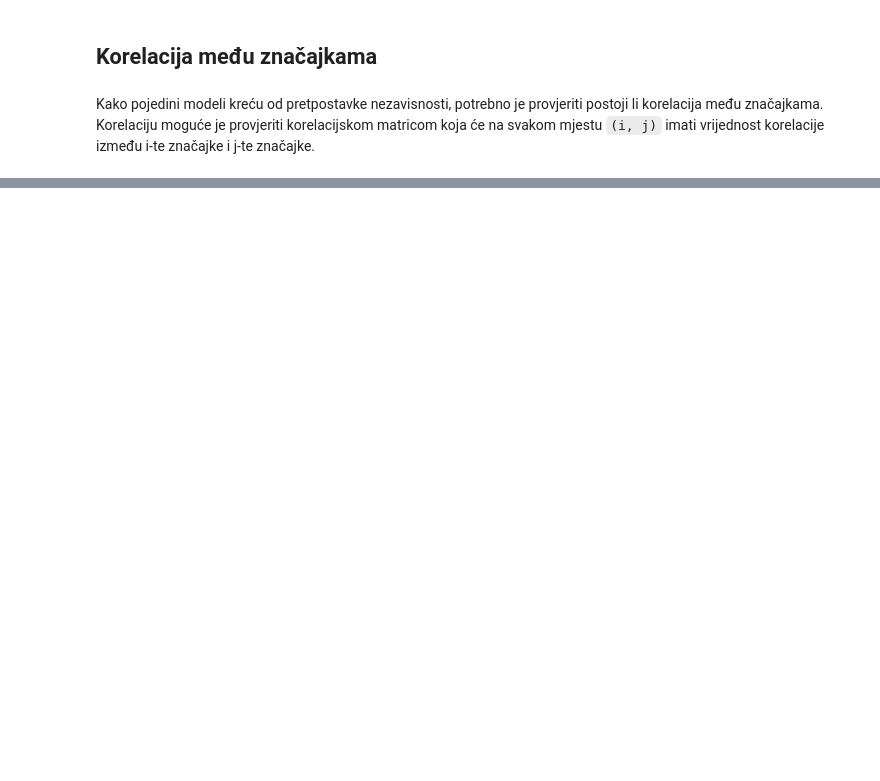
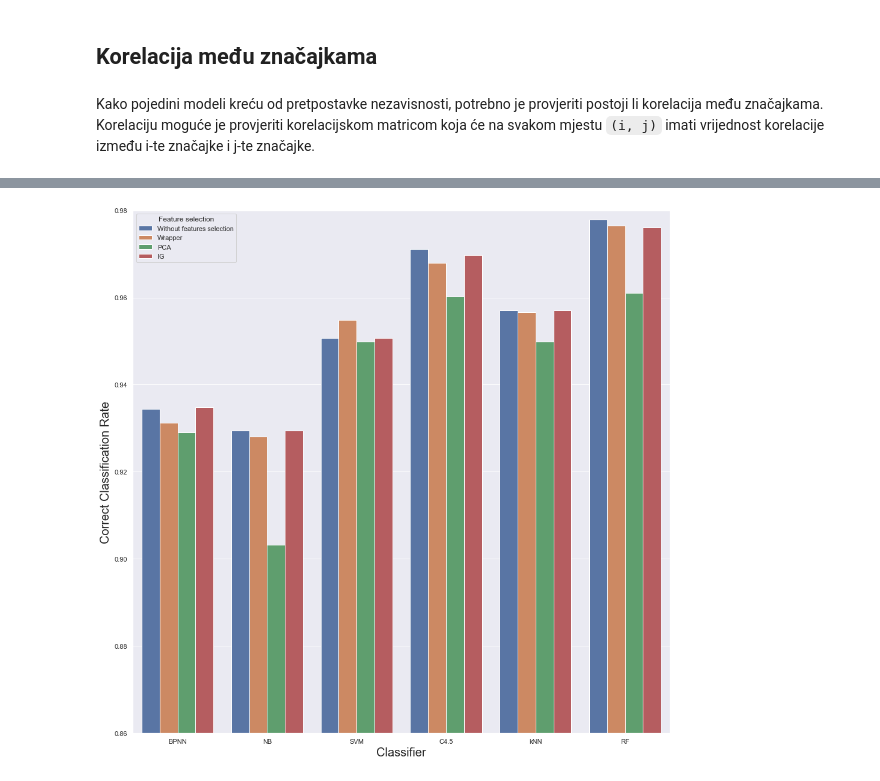
Before and after one commit to ksutalo/UZOP, a Jupyter notebook: Projekt_Karlo_Sutalo.ipynb, the cells around one changed output, grey strips where cells are left out. Drawn from its saved outputs; the diff is of its cells as text; code cells hidden in the pictures; blank space fills up the shorter version.

```diff
--- a/Projekt_Karlo_Sutalo.ipynb
+++ b/Projekt_Karlo_Sutalo.ipynb
@@ -241,0 +343,5 @@ data.drop(columns=['Favicon', 'double_slash_redirecting', 'port'], inplace=True)
+# %%
+information_gain_selector = InformationGainFeatureSelector()
+information_gain_selector.fit(X_train, y_train)
+
+selectors['IG'] = information_gain_selector
@@ -241,0 +454,14 @@ data.drop(columns=['Favicon', 'double_slash_redirecting', 'port'], inplace=True)
+# %%
+sfs = SequentialFeatureSelector(
+    KNeighborsClassifier(n_neighbors=7),
+    k_features=(15, 30),
+    forward=True,
+    floating=False,
+    scoring='accuracy',
+    verbose=0,
+    cv=5,
+    n_jobs=-1
+)
+
+sfs.fit(X_train, y_train)
+selectors['KNeighboursClassifier'] = sfs
@@ -241,0 +472,3 @@ data.drop(columns=['Favicon', 'double_slash_redirecting', 'port'], inplace=True)
+# %%
+results_list = []
+MEASURES = ['CCR', 'TPR', 'TNR', 'GM']
@@ -241,0 +713,8 @@ data.drop(columns=['Favicon', 'double_slash_redirecting', 'port'], inplace=True)
+# %%
+results = pd.concat([mlpc_results, gaussian_results, svc_results, dtc_results, knn_results, rfc_results,])
+
+results = results.reset_index(drop=True)
+ccr_results = results.loc[results['Measure']=='CCR', ['Classifier', 'Without features selection', 'Wrapper', 'PCA', 'IG']]
+results = results.loc[results['Measure'] != 'CCR', :]
+
+results
@@ -241,0 +739,10 @@ data.drop(columns=['Favicon', 'double_slash_redirecting', 'port'], inplace=True)
+# %%
+plt.figure(figsize=(16, 16))
+sns.set(font_scale=1)
+sns.barplot(data=ccr_results.melt(id_vars='Classifier', value_name='CCR', var_name='Feature selection'), x='Classifier', y='CCR', hue='Feature selection')
+plt.ylabel('Correct Classification Rate', fontsize=20)
+plt.xlabel('Classifier', fontsize=20)
+plt.ylim((0.86, 0.98))
+plt.show()
+# %% [output]
+[figure, added]
```
Also changed, not shown: parts of 52 cells of this notebook.
